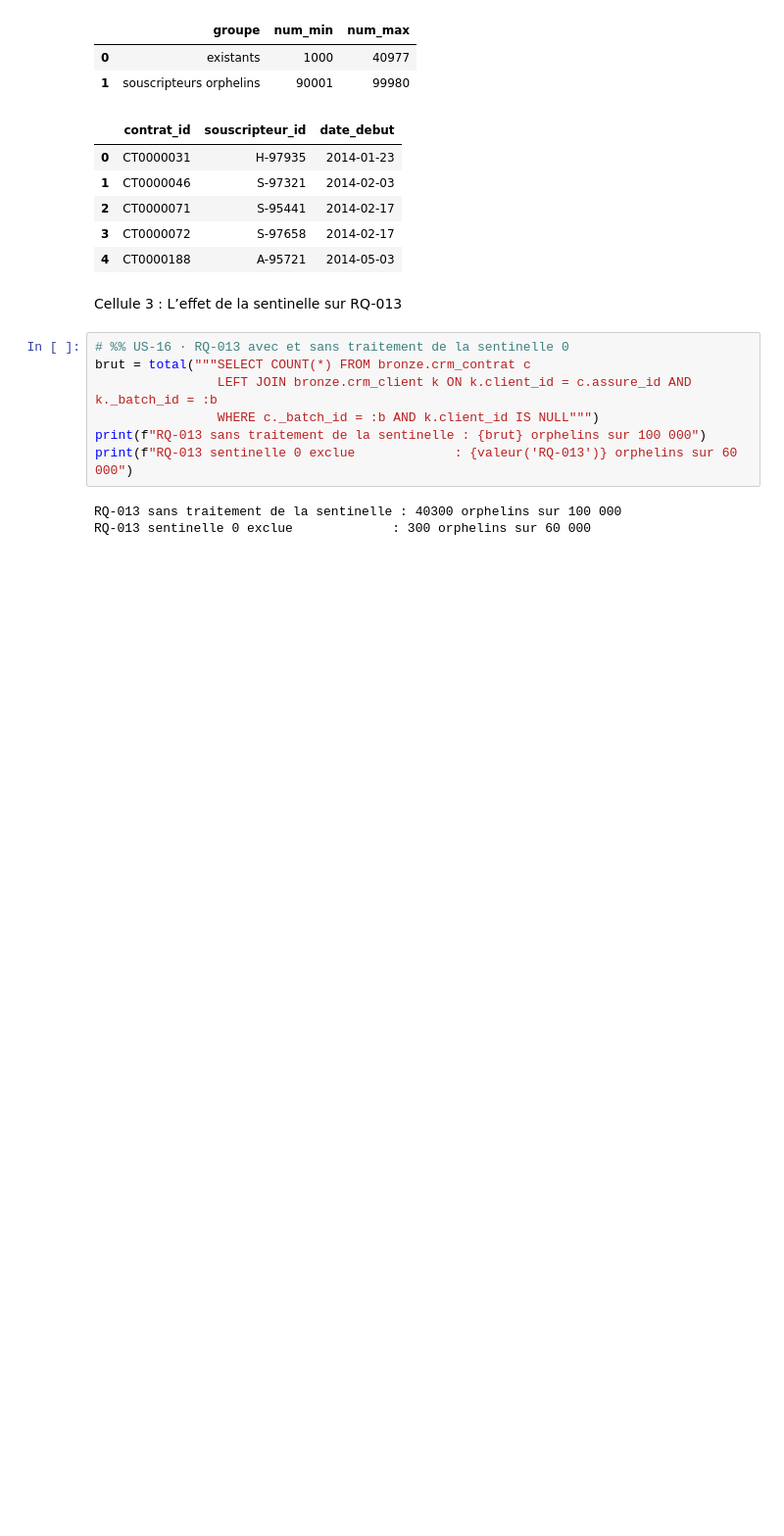
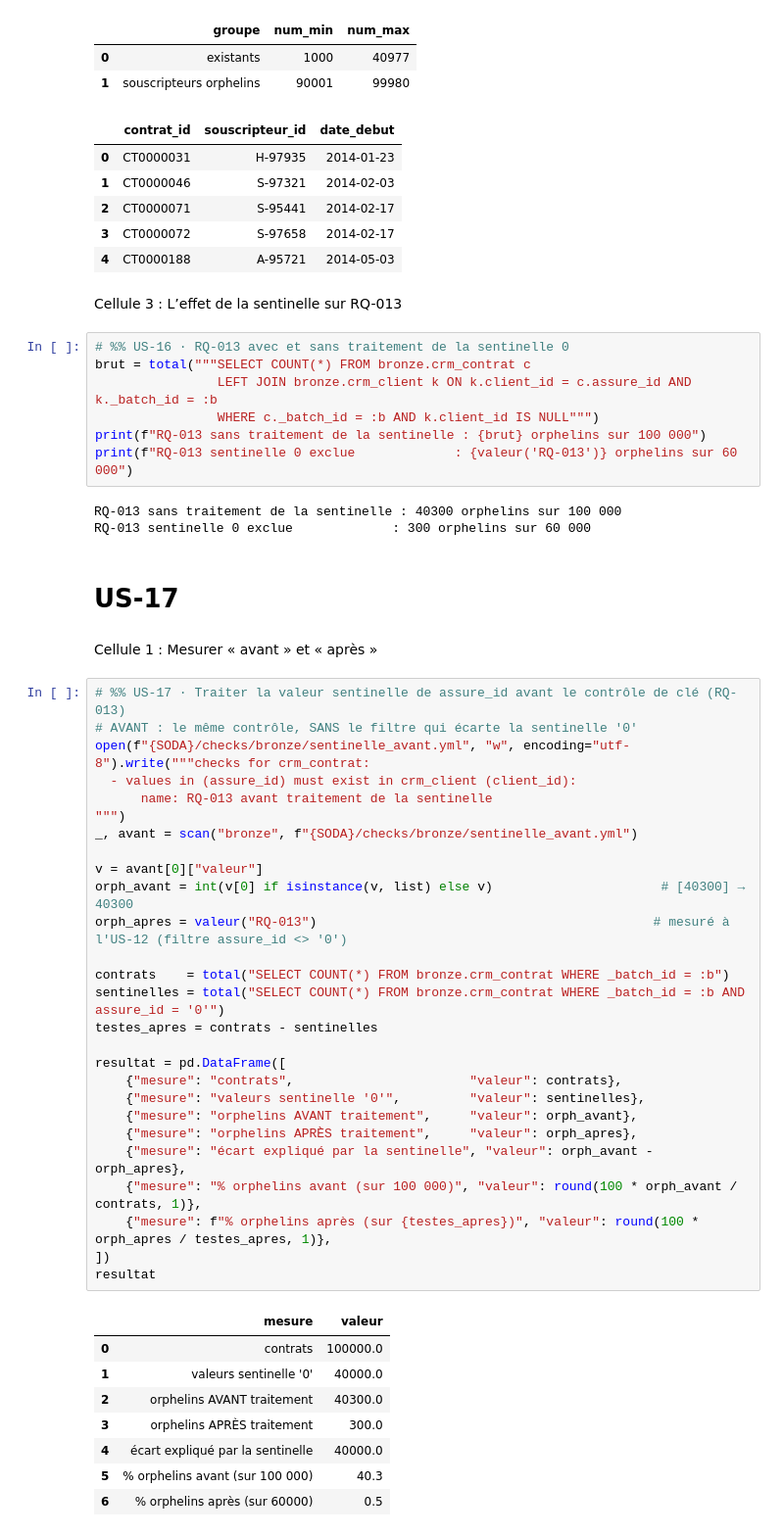
Before and after one commit to Samii05/td-qualite-g01, a Jupyter notebook: notebooks/S3_01.ipynb, the cells around one changed output. Shown at 98% size. Cells and saved outputs as stored; diff of their text form; blank space fills up the shorter version.

Commit message:
S3: orphelins par relation et sentinelle de assure_id, avant/après et convention (US-16, US-17)

```diff
--- a/notebooks/S3_01.ipynb
+++ b/notebooks/S3_01.ipynb
@@ -268,3 +268,43 @@ print(f"RQ-013 sentinelle 0 exclue             : {valeur('RQ-013')} orphelins su
 # %% [output]
 RQ-013 sans traitement de la sentinelle : 40300 orphelins sur 100 000
 RQ-013 sentinelle 0 exclue             : 300 orphelins sur 60 000
+# %% [markdown]
+# **US-17**
+# %% [markdown]
+Cellule 1 : Mesurer « avant » et « après »
+# %%
+# %% US-17 · Traiter la valeur sentinelle de assure_id avant le contrôle de clé (RQ-013)
+# AVANT : le même contrôle, SANS le filtre qui écarte la sentinelle '0'
+open(f"{SODA}/checks/bronze/sentinelle_avant.yml", "w", encoding="utf-8").write("""checks for crm_contrat:
+  - values in (assure_id) must exist in crm_client (client_id):
+      name: RQ-013 avant traitement de la sentinelle
+""")
+_, avant = scan("bronze", f"{SODA}/checks/bronze/sentinelle_avant.yml")
+
+v = avant[0]["valeur"]
+orph_avant = int(v[0] if isinstance(v, list) else v)                      # [40300] → 40300
+orph_apres = valeur("RQ-013")                                            # mesuré à l'US-12 (filtre assure_id <> '0')
+
+contrats    = total("SELECT COUNT(*) FROM bronze.crm_contrat WHERE _batch_id = :b")
+sentinelles = total("SELECT COUNT(*) FROM bronze.crm_contrat WHERE _batch_id = :b AND assure_id = '0'")
+testes_apres = contrats - sentinelles
+
+resultat = pd.DataFrame([
+    {"mesure": "contrats",                       "valeur": contrats},
+    {"mesure": "valeurs sentinelle '0'",         "valeur": sentinelles},
+    {"mesure": "orphelins AVANT traitement",     "valeur": orph_avant},
+    {"mesure": "orphelins APRÈS traitement",     "valeur": orph_apres},
+    {"mesure": "écart expliqué par la sentinelle", "valeur": orph_avant - orph_apres},
+    {"mesure": "% orphelins avant (sur 100 000)", "valeur": round(100 * orph_avant / contrats, 1)},
+    {"mesure": f"% orphelins après (sur {testes_apres})", "valeur": round(100 * orph_apres / testes_apres, 1)},
+])
+resultat
+# %% [output]
+|  | mesure | valeur |
+| 0 | contrats | 100000.0 |
+| 1 | valeurs sentinelle '0' | 40000.0 |
+| 2 | orphelins AVANT traitement | 40300.0 |
+| 3 | orphelins APRÈS traitement | 300.0 |
+| 4 | écart expliqué par la sentinelle | 40000.0 |
+| 5 | % orphelins avant (sur 100 000) | 40.3 |
+| 6 | % orphelins après (sur 60000) | 0.5 |
```
Also changed, not shown: parts of 2 cells of this notebook, 2 other files.
